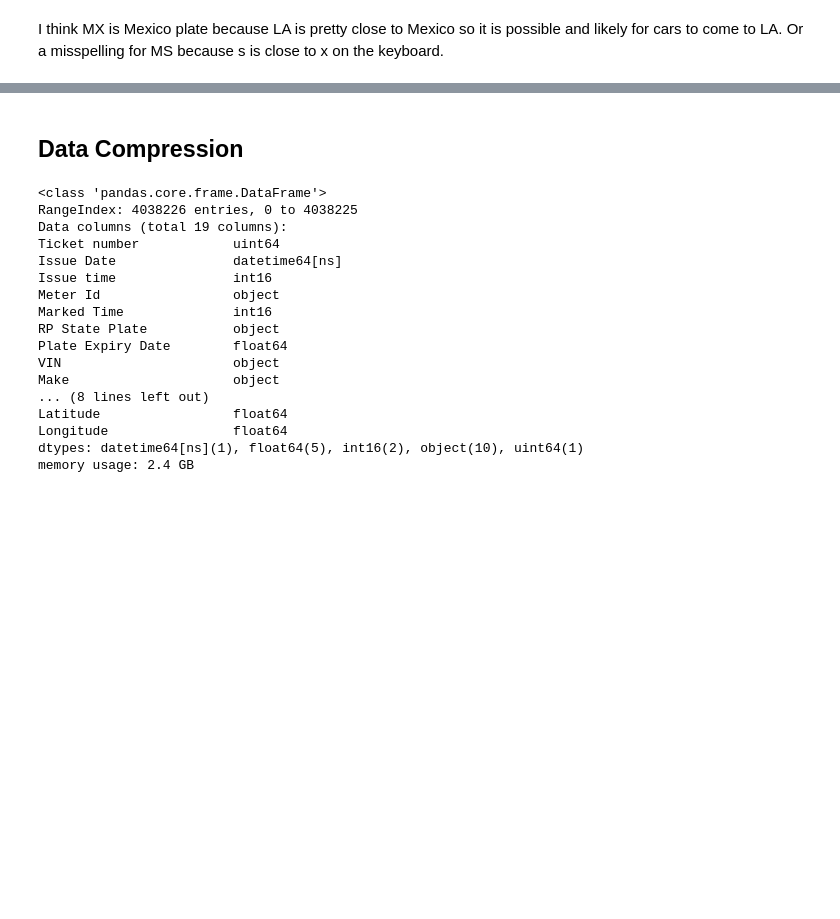
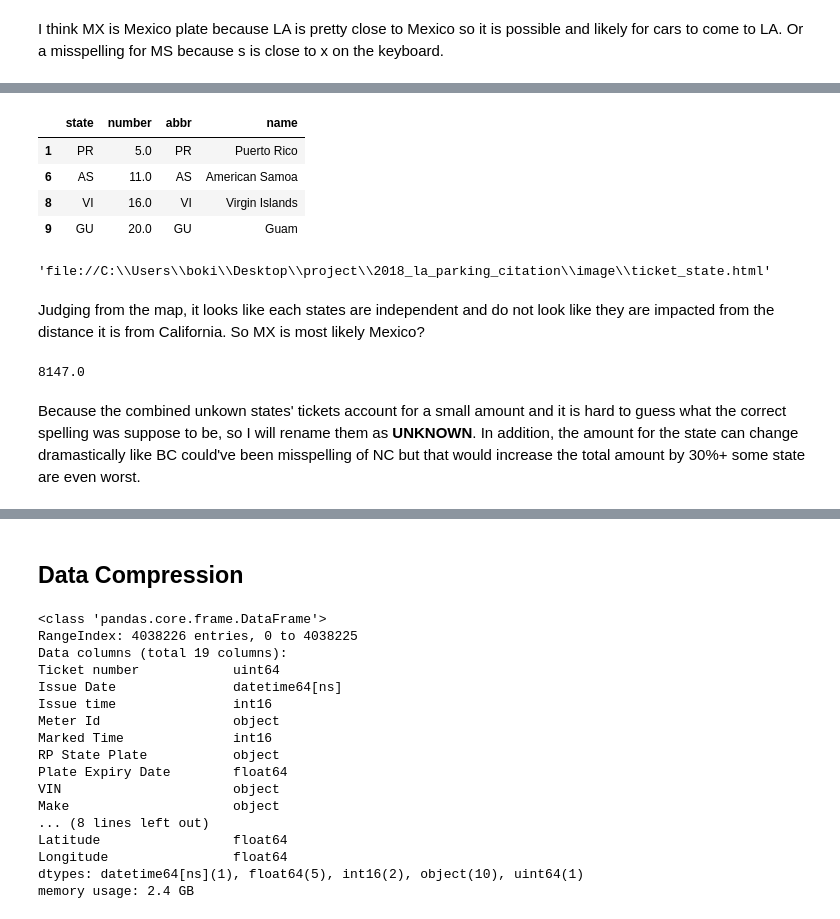
Before and after one commit to jachen36/2018_la_parking_citation, a Jupyter notebook: cleaning.ipynb, the cells around one changed output, grey strips where cells are left out. Saved outputs shown, nothing was run; the diff lists cells and outputs as text; code cells hidden in the pictures; blank space fills up the shorter version.

```diff
--- a/cleaning.ipynb
+++ b/cleaning.ipynb
@@ -273,0 +337,40 @@ I think MX is Mexico plate because LA is pretty close to Mexico so it is possibl
+# %%
+## The bottom 4 are far away US's territories
+state_comb[~(state_comb.abbr.isna() | state_comb.state.isna())].sort_values(by = 'number').head(4)
+# %% [output]
+|  | state | number | abbr | name |
+| 1 | PR | 5.0 | PR | Puerto Rico |
+| 6 | AS | 11.0 | AS | American Samoa |
+| 8 | VI | 16.0 | VI | Virgin Islands |
+| 9 | GU | 20.0 | GU | Guam |
+# %%
+scl = [[0.0, 'rgb(242,240,247)'],[0.2, 'rgb(218,218,235)'],[0.4, 'rgb(188,189,220)'],\
+            [0.6, 'rgb(158,154,200)'],[0.8, 'rgb(117,107,177)'],[1.0, 'rgb(84,39,143)']]
+
+data = [dict(type = 'choropleth',
+             colorscale = scl,
+             autocolorscale = False,
+             locations = tmp.state,
+             z = tmp.number,
+             locationmode = 'USA-states',
+             marker = dict(line = dict(color = 'rgb(255,255,255)', width = 2)),colorbar = dict(title = 'Number of Cars'))]
+
+layout = dict(title = 'Number of Tickets By State (without CA)',
+             geo = dict(scope = 'usa',
+                       projection = dict(type = 'albers usa'),
+                       showlakes = True,
+                       lakecolor = 'rgb(255,255,255)'))
+
+fig = dict(data = data, layout = layout)
+offline.plot(fig, config={'displayModeBar': False, 'showLink': False}, filename="image/ticket_state.html")
+# %% [output]
+'file://C:\\Users\\boki\\Desktop\\project\\2018_la_parking_citation\\image\\ticket_state.html'
+# %% [markdown]
+Judging from the map, it looks like each states are independent and do not look like they are impacted from the distance it is from California. So MX is most likely Mexico?
+# %%
+## Total tickets from unknow states
+state_unknown.number.sum()
+# %% [output]
+8147.0
+# %% [markdown]
+Because the combined unkown states' tickets account for a small amount and it is hard to guess what the correct spelling was suppose to be, so I will rename them as **UNKNOWN**. In addition, the amount for the state can change dramastically like BC could've been misspelling of NC but that would increase the total amount by 30%+ some state are even worst.
```
Also changed, not shown: parts of 32 cells of this notebook, 3 other files.
